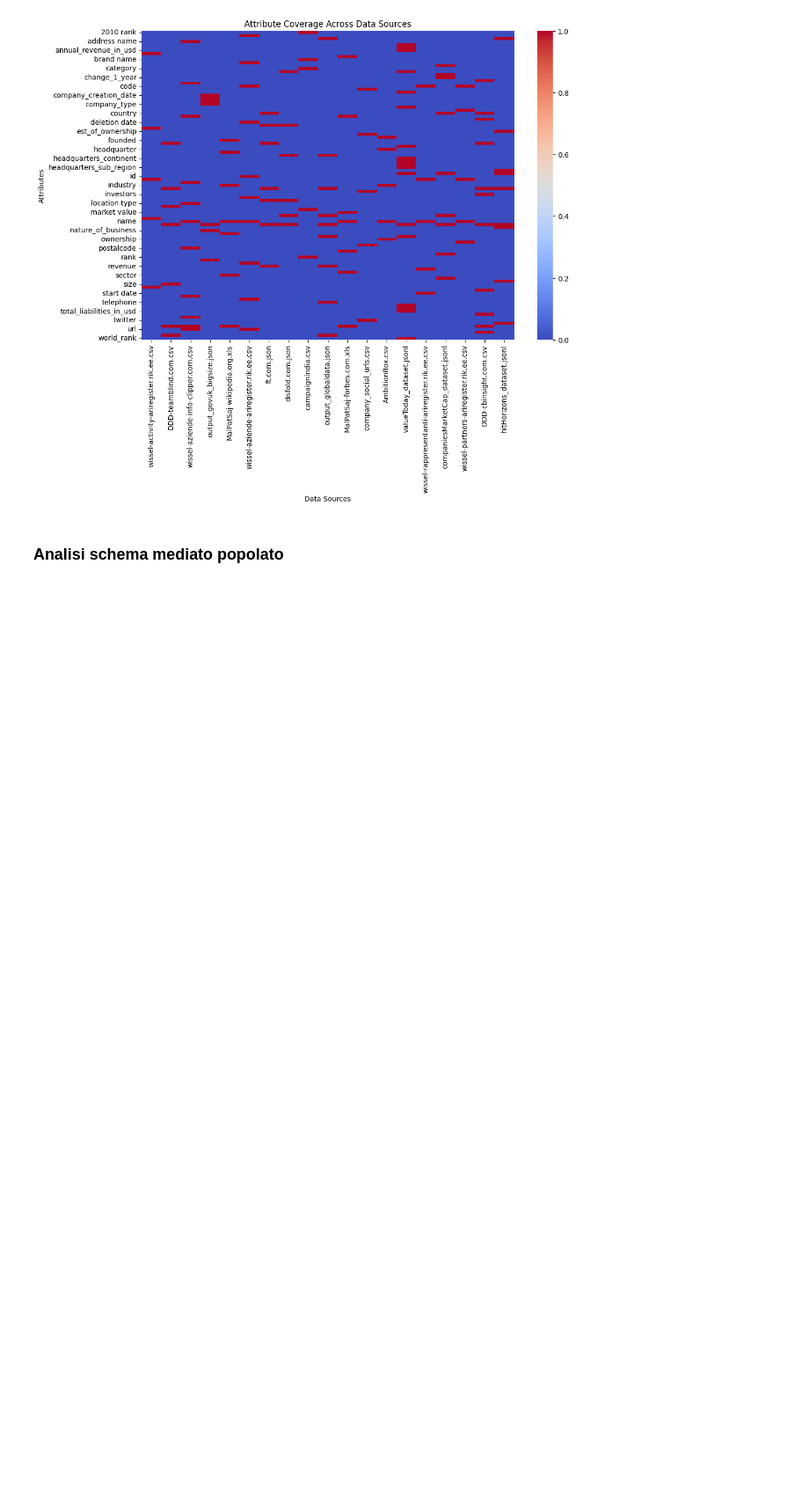
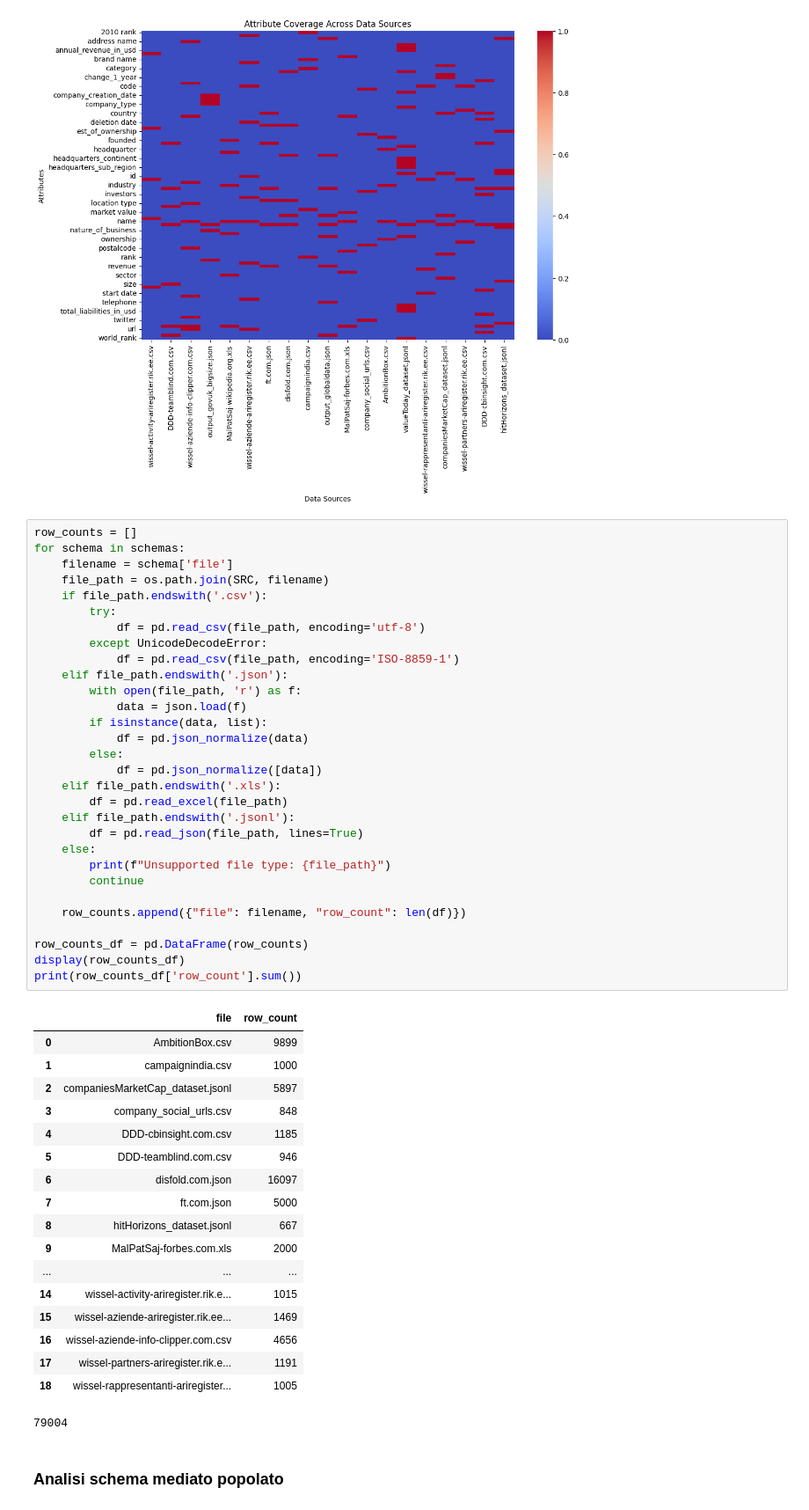
Before and after one commit to MatVitale6/IngegneriaDeiDatiProject, a Jupyter notebook: homework5/data_analysis.ipynb, the cells around one changed output. Shown at 88% size. Saved outputs shown, nothing was run; the diff lists cells and outputs as text; blank space fills up the shorter version.

```diff
--- a/homework5/data_analysis.ipynb
+++ b/homework5/data_analysis.ipynb
@@ -160,6 +160,55 @@ plt.ylabel('Attributes')
 plt.show()
 # %% [output]
 [figure]
+# %%
+row_counts = []
+for schema in schemas:
+    filename = schema['file']
+    file_path = os.path.join(SRC, filename)
+    if file_path.endswith('.csv'):
+        try:
+            df = pd.read_csv(file_path, encoding='utf-8')
+        except UnicodeDecodeError:
+            df = pd.read_csv(file_path, encoding='ISO-8859-1')
+    elif file_path.endswith('.json'):
+        with open(file_path, 'r') as f:
+            data = json.load(f)
+        if isinstance(data, list):
+            df = pd.json_normalize(data)
+        else:
+            df = pd.json_normalize([data])
+    elif file_path.endswith('.xls'):
+        df = pd.read_excel(file_path)
+    elif file_path.endswith('.jsonl'):
+        df = pd.read_json(file_path, lines=True)
+    else:
+        print(f"Unsupported file type: {file_path}")
+        continue
+
+    row_counts.append({"file": filename, "row_count": len(df)})
+
+row_counts_df = pd.DataFrame(row_counts)
+display(row_counts_df)
+print(row_counts_df['row_count'].sum())
+# %% [output]
+|  | file | row_count |
+| 0 | AmbitionBox.csv | 9899 |
+| 1 | campaignindia.csv | 1000 |
+| 2 | companiesMarketCap_dataset.jsonl | 5897 |
+| 3 | company_social_urls.csv | 848 |
+| 4 | DDD-cbinsight.com.csv | 1185 |
+| 5 | DDD-teamblind.com.csv | 946 |
+| 6 | disfold.com.json | 16097 |
+| 7 | ft.com.json | 5000 |
+| 8 | hitHorizons_dataset.jsonl | 667 |
+| 9 | MalPatSaj-forbes.com.xls | 2000 |
+| ... | ... | ... |
+| 14 | wissel-activity-ariregister.rik.e... | 1015 |
+| 15 | wissel-aziende-ariregister.rik.ee... | 1469 |
+| 16 | wissel-aziende-info-clipper.com.csv | 4656 |
+| 17 | wissel-partners-ariregister.rik.e... | 1191 |
+| 18 | wissel-rappresentanti-ariregister... | 1005 |
+79004
 # %% [markdown]
 ### Analisi schema mediato popolato
 # %%
```
Also changed, not shown: parts of 3 cells of this notebook, 2 other files.
